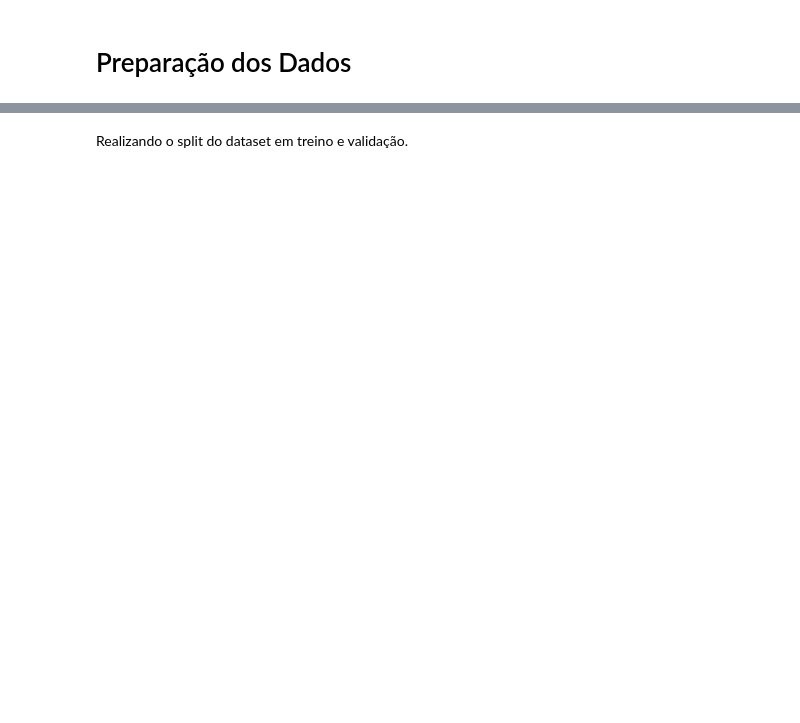
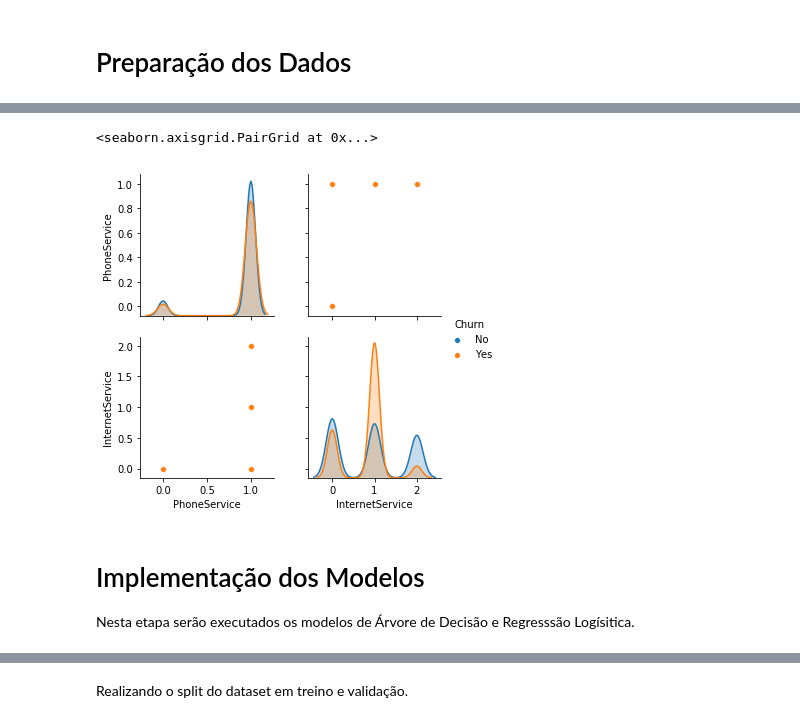
Before and after one commit to rogerdenisvieira/ClassificationModels, a Jupyter notebook: classification_models.ipynb, the cells around one changed output, grey strips where cells are left out. Cells and saved outputs as stored; diff of their text form; code cells hidden in the pictures; blank space fills up the shorter version.

```diff
--- a/classification_models.ipynb
+++ b/classification_models.ipynb
@@ -55,0 +87,8 @@ df.head()
+# %%
+sb.pairplot(df_raw, vars=['PhoneService','InternetService'], hue='Churn')
+# %% [output]
+<seaborn.axisgrid.PairGrid at 0x...>
+[figure, added]
+# %% [markdown]
+# Implementação dos Modelos
+Nesta etapa serão executados os modelos de Árvore de Decisão e Regresssão Logísitica.
```
Also changed, not shown: parts of 38 cells of this notebook, 4 other files.
